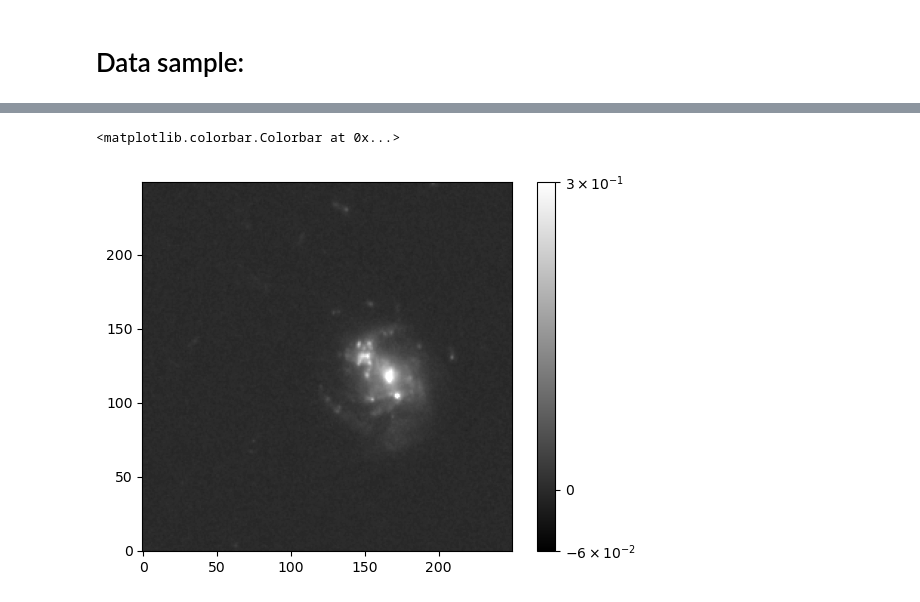
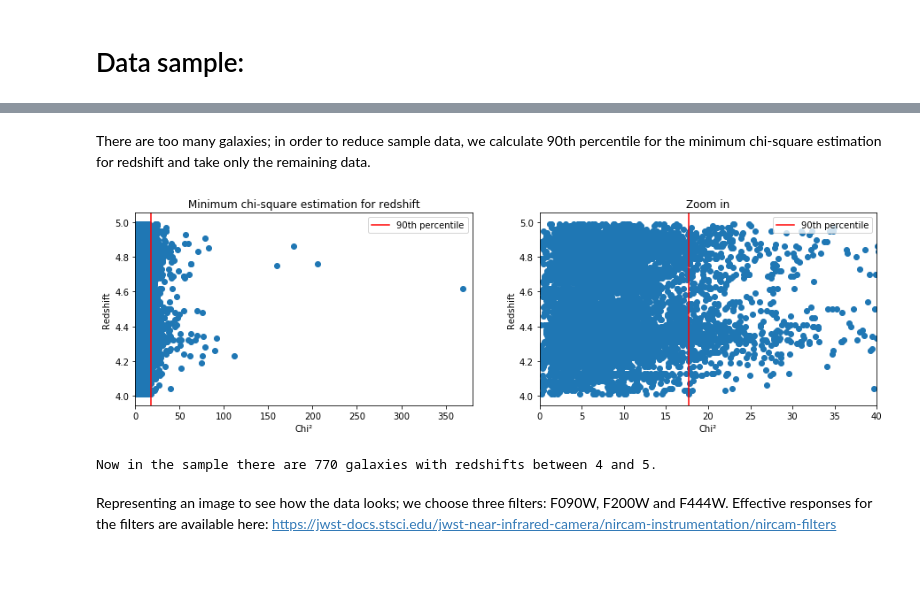
Before and after one commit to nakgyal/TFM, a Jupyter notebook: barred_gal_detection.ipynb, the cells around one changed output, grey strips where cells are left out. Cells and saved outputs as stored; diff of their text form; code cells hidden in the pictures; blank space fills up the shorter version.

```diff
--- a/barred_gal_detection.ipynb
+++ b/barred_gal_detection.ipynb
@@ -101,7 +104,56 @@ hdul.close()
-# %%
-plt.imshow(data[8250:8500,8000:8250], cmap='grey', vmin=-0.06, vmax=0.3, norm='symlog', origin='lower')
-plt.colorbar()
-# %% [output]
-<matplotlib.colorbar.Colorbar at 0x...>
-[figure, removed]
+# %% [markdown]
+There are too many galaxies; in order to reduce sample data, we calculate 90th percentile for the minimum chi-square estimation for redshift and take only the remaining data.
+# %%
+per_90=np.percentile(z_chisq, 90)
+
+fig, (ax1,ax2) = plt.subplots(nrows=1, ncols=2, figsize=(15, 4))
+
+ax1.scatter(z_chisq,z)
+ax1.set_xlabel('Chi²')
+ax1.set_ylabel('Redshift')
+ax1.set_title('Minimum chi-square estimation for redshift')
+ax1.set_xlim(xmin=0,xmax=380)
+ax1.axvline(x=per_90, color='r', label='90th percentile')
+ax1.legend(loc=1)
+
+ax2.scatter(z_chisq,z)
+ax2.set_xlabel('Chi²')
+ax2.set_ylabel('Redshift')
+ax2.set_title('Zoom in')
+ax2.set_xlim(xmin=0,xmax=40)
+ax2.axvline(x=per_90, color='r', label='90th percentile')
+ax2.legend(loc=1)
+
+plt.show()
+# %% [output]
+[figure, added]
+# %%
+num=[]
+z=[]
+z_chisq=[]
+ra=[]
+dec=[]
+
+#selecting galaxies with 4<z<5:
+for i in range(len(data)):
+    if (data['EAZY_z_a'][i]>4) & (data['EAZY_z_a'][i]<5) & (data['EAZY_chisq_min'][i]>per_90):
+        num.append(data['ID'][i])
+        z.append(data['EAZY_z_a'][i])
+        z_chisq.append(data['EAZY_chisq_min'][i])
+        ra.append(data_coord['RA'][i])
+        dec.append(data_coord['DEC'][i])
+
+#creating a new table with the relevant information:
+table_z_best=Table()
+table_z_best['ID']=num
+table_z_best['RA']=ra
+table_z_best['DEC']=dec
+table_z_best['z']=z
+table_z_best['z chi squared']=z_chisq
+
+print(f"Now in the sample there are {len(table_z_best)} galaxies with redshifts between 4 and 5.")
+# %% [output]
+Now in the sample there are 770 galaxies with redshifts between 4 and 5.
+# %% [markdown]
+Representing an image to see how the data looks; we choose three filters: F090W, F200W and F444W. Effective responses for the filters are available here: https://jwst-docs.stsci.edu/jwst-near-infrared-camera/nircam-instrumentation/nircam-filters
 # %%
```
Also changed, not shown: parts of 15 cells of this notebook, 1 other file.
